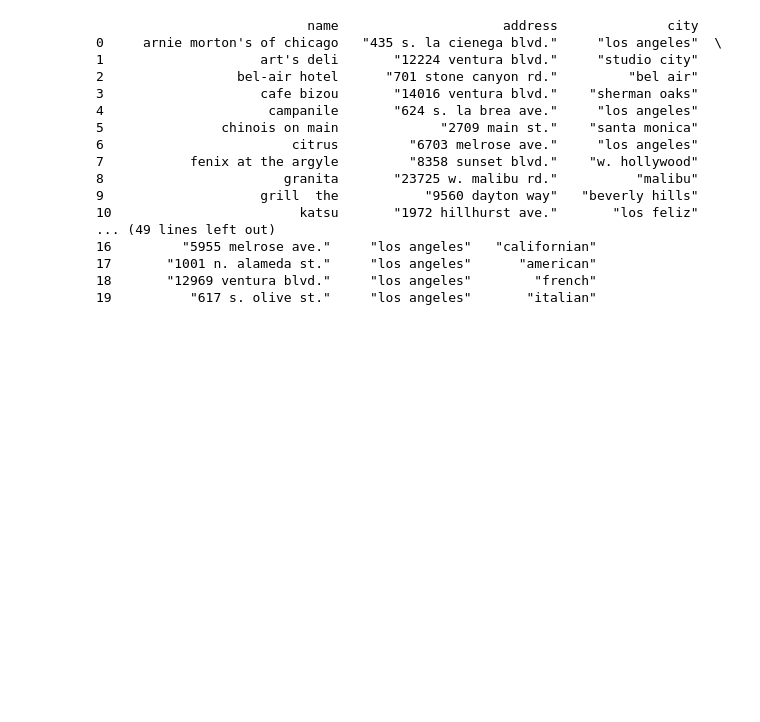
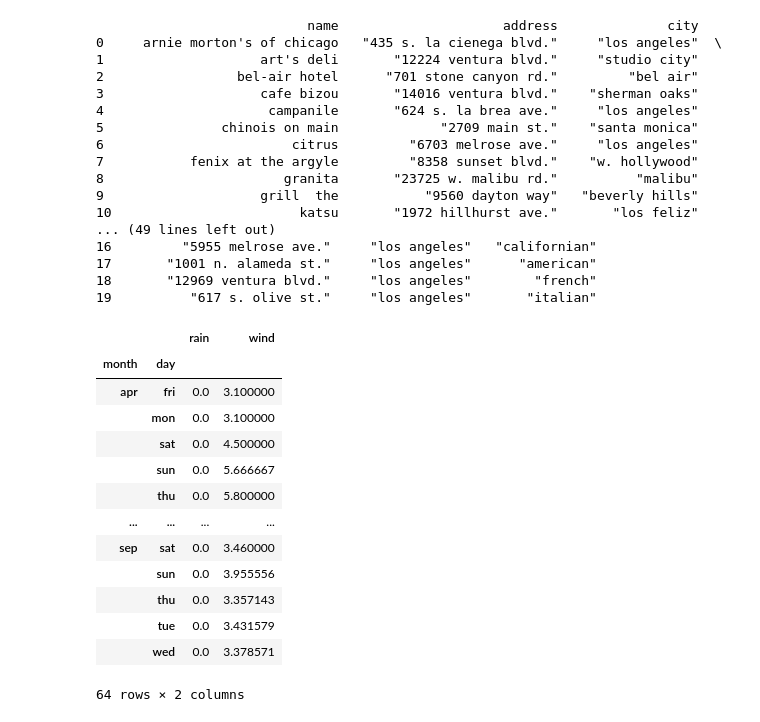
Before and after one commit to deepak-raghavendra-bhat/upgrad-msuoa, a Jupyter notebook: 3-mod2-pandas/Oprations in Pandas.ipynb, the cells around one changed output. Saved outputs shown, nothing was run; the diff lists cells and outputs as text; code cells hidden in the pictures; blank space fills up the shorter version.

Commit message:
Exercises on Pandas

```diff
--- a/3-mod2-pandas/Oprations in Pandas.ipynb
+++ b/3-mod2-pandas/Oprations in Pandas.ipynb
@@ -519,3 +521,24 @@ print(df_3.head(20))
 17       "1001 n. alameda st."     "los angeles"      "american"
 18       "12969 ventura blvd."     "los angeles"        "french"
 19          "617 s. olive st."     "los angeles"       "italian"
+# %%
+import numpy as np
+import pandas as pd
+df = pd.read_csv('https://media-doselect.s3.amazonaws.com/generic/qrg7y9NLxj9KRp2zOYoEobRJ0/forestfires.csv')
+df_1 = pd.pivot_table(data=df, index=['month', 'day'], values=['rain', 'wind'], aggfunc='mean')
+df_1
+# %% [output]
+|  |  | rain | wind |
+| month | day |  |  |
+| apr | fri | 0.0 | 3.100000 |
+|  | mon | 0.0 | 3.100000 |
+|  | sat | 0.0 | 4.500000 |
+|  | sun | 0.0 | 5.666667 |
+|  | thu | 0.0 | 5.800000 |
+| ... | ... | ... | ... |
+| sep | sat | 0.0 | 3.460000 |
+|  | sun | 0.0 | 3.955556 |
+|  | thu | 0.0 | 3.357143 |
+|  | tue | 0.0 | 3.431579 |
+|  | wed | 0.0 | 3.378571 |
+64 rows × 2 columns
```
Also changed, not shown: parts of 1 cell of this notebook, 2 other files.
